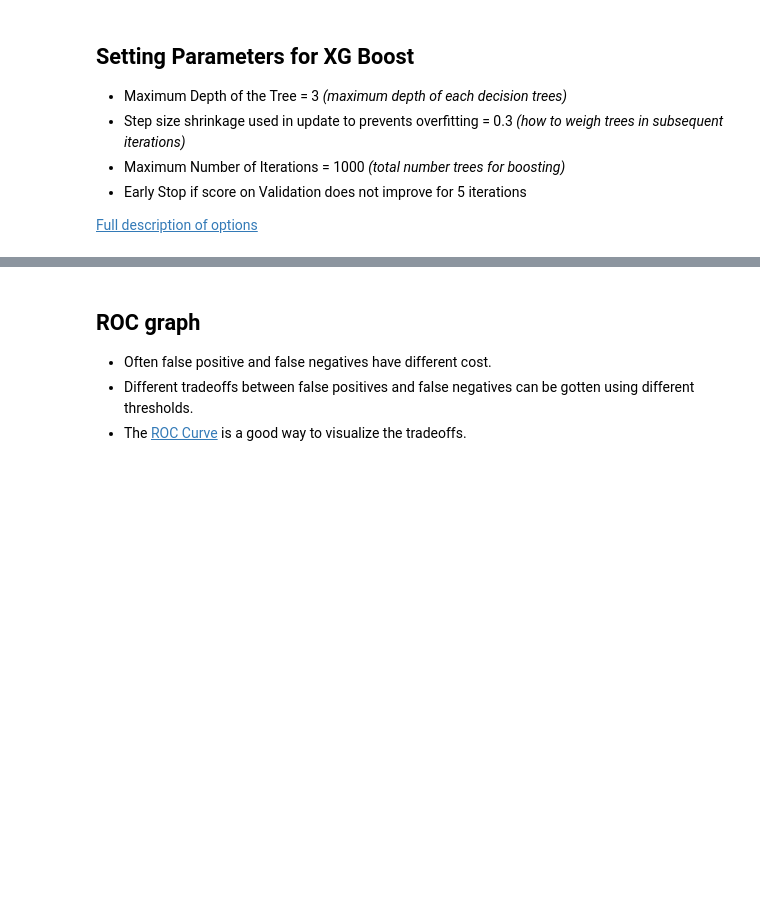
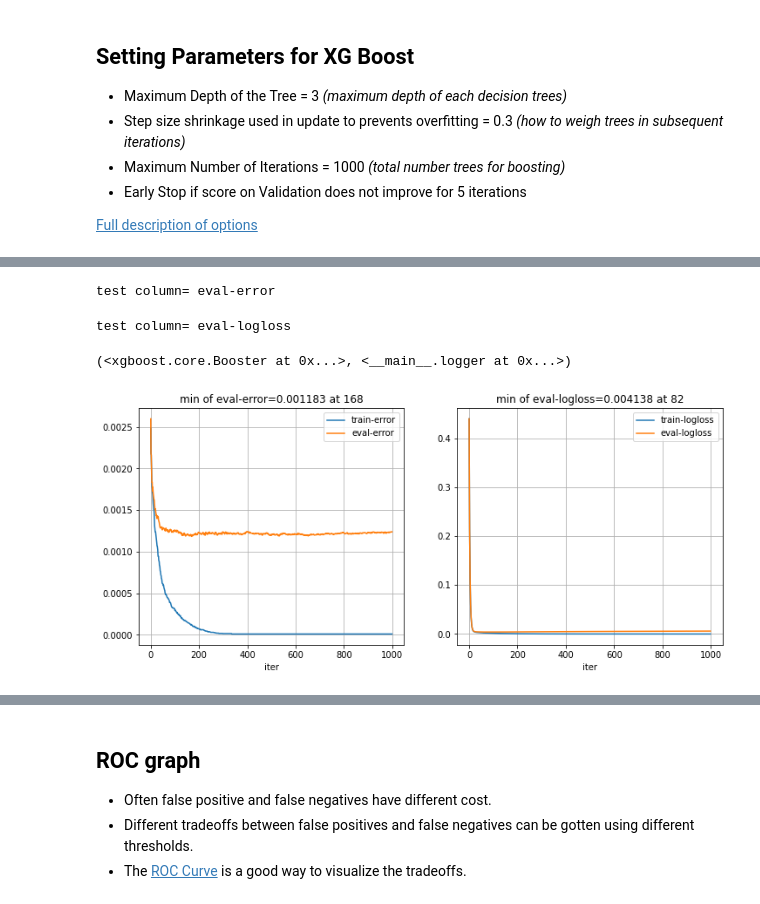
Before and after one commit to ActiveBrainAtlas2/preprocessing-pipeline, a Jupyter notebook: in_development/Will/cell_extractor/retraining/train_classifier.ipynb, the cells around one changed output, grey strips where cells are left out. Saved outputs shown, nothing was run; the diff lists cells and outputs as text; code cells hidden in the pictures; blank space fills up the shorter version.

```diff
--- a/in_development/Will/cell_extractor/retraining/train_classifier.ipynb
+++ b/in_development/Will/cell_extractor/retraining/train_classifier.ipynb
@@ -106,0 +208,7 @@ def test_xgboost(depth=1,num_round=100):
+# %%
+test_xgboost(depth=4,num_round=1000)
+# %% [output]
+test column= eval-error
+test column= eval-logloss
+(<xgboost.core.Booster at 0x...>, <__main__.logger at 0x...>)
+[figure, added]
```
Also changed, not shown: parts of 48 cells of this notebook, 13 other files.
